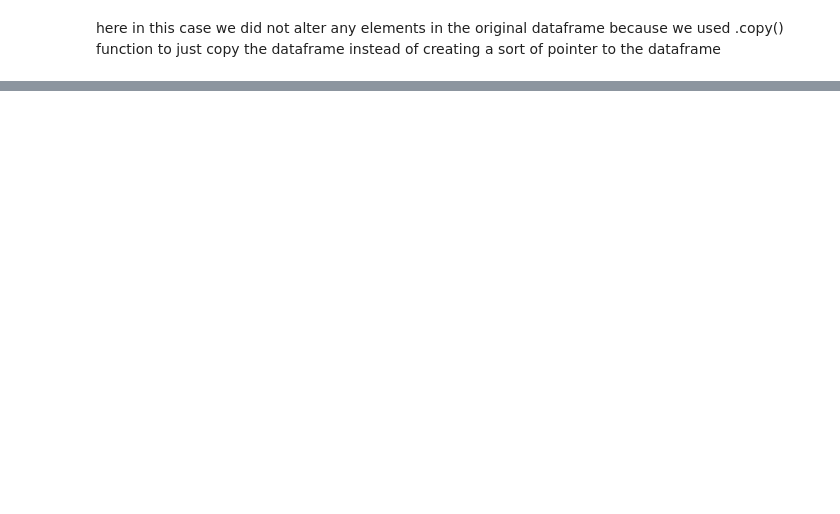
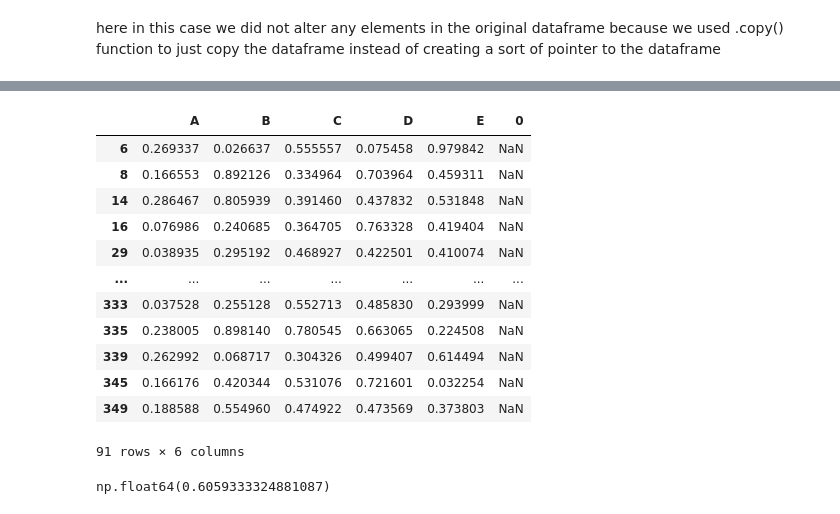
Before and after one commit to Divyansh-tiw/learning-pandas, a Jupyter notebook: Untitled.ipynb, the cells around one changed output, grey strips where cells are left out. Saved outputs shown, nothing was run; the diff lists cells and outputs as text; code cells hidden in the pictures; blank space fills up the shorter version.

```diff
--- a/Untitled.ipynb
+++ b/Untitled.ipynb
@@ -501,0 +695,20 @@ here in this case we did not alter any elements in the original dataframe becaus
+# %%
+newdf.loc[(newdf['A']<0.3) & (newdf['C']>0.2)]
+# %% [output]
+|  | A | B | C | D | E | 0 |
+| 6 | 0.269337 | 0.026637 | 0.555557 | 0.075458 | 0.979842 | NaN |
+| 8 | 0.166553 | 0.892126 | 0.334964 | 0.703964 | 0.459311 | NaN |
+| 14 | 0.286467 | 0.805939 | 0.391460 | 0.437832 | 0.531848 | NaN |
+| 16 | 0.076986 | 0.240685 | 0.364705 | 0.763328 | 0.419404 | NaN |
+| 29 | 0.038935 | 0.295192 | 0.468927 | 0.422501 | 0.410074 | NaN |
+| ... | ... | ... | ... | ... | ... | ... |
+| 333 | 0.037528 | 0.255128 | 0.552713 | 0.485830 | 0.293999 | NaN |
+| 335 | 0.238005 | 0.898140 | 0.780545 | 0.663065 | 0.224508 | NaN |
+| 339 | 0.262992 | 0.068717 | 0.304326 | 0.499407 | 0.614494 | NaN |
+| 345 | 0.166176 | 0.420344 | 0.531076 | 0.721601 | 0.032254 | NaN |
+| 349 | 0.188588 | 0.554960 | 0.474922 | 0.473569 | 0.373803 | NaN |
+91 rows × 6 columns
+# %%
+newdf.iloc[0,3]
+# %% [output]
+np.float64(0.6059333324881087)
```
Also changed, not shown: parts of 48 cells of this notebook, 1 other file.
